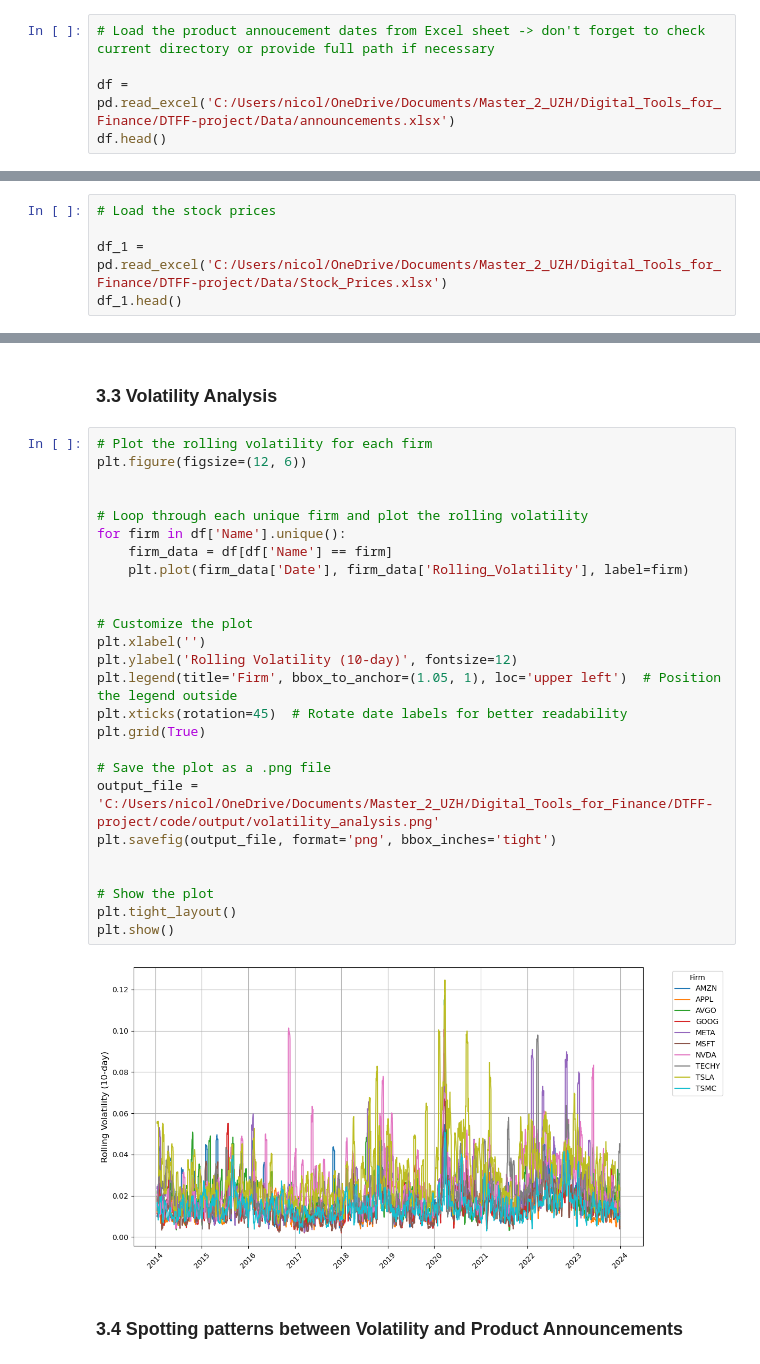
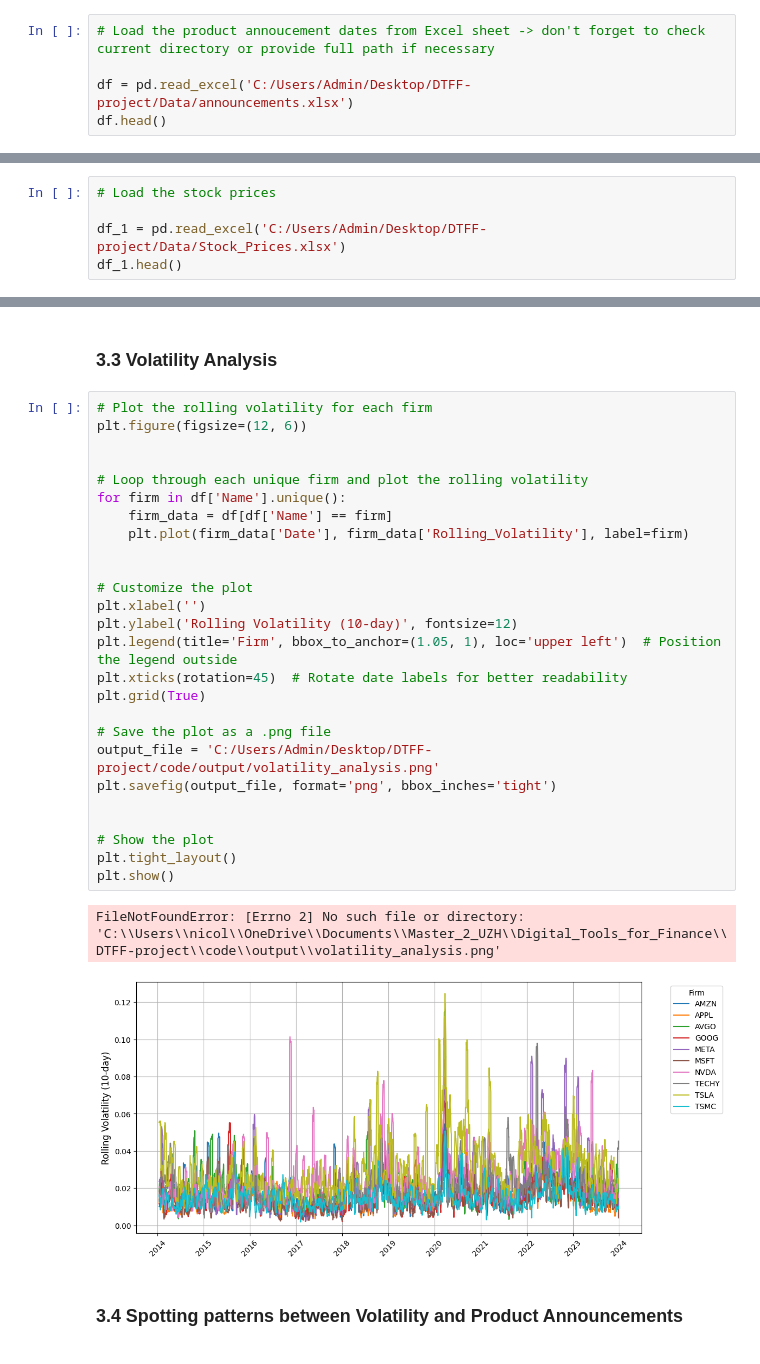
Before and after one commit to Nicodu21/DTFF-project, a Jupyter notebook: code/notebook/DTFF_project.ipynb, the cells around one changed output, grey strips where cells are left out. Drawn from its saved outputs; the diff is of its cells as text.

```diff
--- a/code/notebook/DTFF_project.ipynb
+++ b/code/notebook/DTFF_project.ipynb
@@ -30,7 +30,7 @@ Current Directory: C:\Users\nicol\OneDrive\Documents\Master_2_UZH\Digital_Tools_
 # %%
 # Load the product annoucement dates from Excel sheet -> don't forget to check current directory or provide full path if necessary
 
-df = pd.read_excel('C:/Users/nicol/OneDrive/Documents/Master_2_UZH/Digital_Tools_for_Finance/DTFF-project/Data/announcements.xlsx')
+df = pd.read_excel('C:/Users/Admin/Desktop/DTFF-project/Data/announcements.xlsx')
 df.head()
 # %% [output]
 |  | Company | Date | Announcement |
@@ -59,7 +59,7 @@ df.columns = ['Name', 'Date', 'Announcement']
 # %%
 # Load the stock prices
 
-df_1 = pd.read_excel('C:/Users/nicol/OneDrive/Documents/Master_2_UZH/Digital_Tools_for_Finance/DTFF-project/Data/Stock_Prices.xlsx')
+df_1 = pd.read_excel('C:/Users/Admin/Desktop/DTFF-project/Data/Stock_Prices.xlsx')
 df_1.head()
 # %% [output]
 |  | Name | 2013-12-31 00:00:00 | 2014-01-01 00:00:00 | 2014-01-02 00:00:00 | 2014-01-03 00:00:00 | ... |
@@ -299,31 +299,32 @@ plt.show()
 # %%
 # Plot the rolling volatility for each firm
 plt.figure(figsize=(12, 6))
 
 
 # Loop through each unique firm and plot the rolling volatility
 for firm in df['Name'].unique():
     firm_data = df[df['Name'] == firm]
     plt.plot(firm_data['Date'], firm_data['Rolling_Volatility'], label=firm)
 
 
 # Customize the plot
 plt.xlabel('')
 plt.ylabel('Rolling Volatility (10-day)', fontsize=12)
 plt.legend(title='Firm', bbox_to_anchor=(1.05, 1), loc='upper left')  # Position the legend outside
 plt.xticks(rotation=45)  # Rotate date labels for better readability
 plt.grid(True)
 
 # Save the plot as a .png file
-output_file = 'C:/Users/nicol/OneDrive/Documents/Master_2_UZH/Digital_Tools_for_Finance/DTFF-project/code/output/volatility_analysis.png'
+output_file = 'C:/Users/Admin/Desktop/DTFF-project/code/output/volatility_analysis.png'
 plt.savefig(output_file, format='png', bbox_inches='tight')
 
 
 # Show the plot
 plt.tight_layout()
 plt.show()
 # %% [output]
+FileNotFoundError: [Errno 2] No such file or directory: 'C:\\Users\\nicol\\OneDrive\\Documents\\Master_2_UZH\\Digital_Tools_for_Finance\\DTFF-project\\code\\output\\volatility_analysis.png'
-[figure, old version]
+[figure, new version]
 # %% [markdown]
 ### 3.4 Spotting patterns between Volatility and Product Announcements
 # %% [markdown]
```
Also changed, not shown: parts of 2 cells of this notebook, 9 other files.
